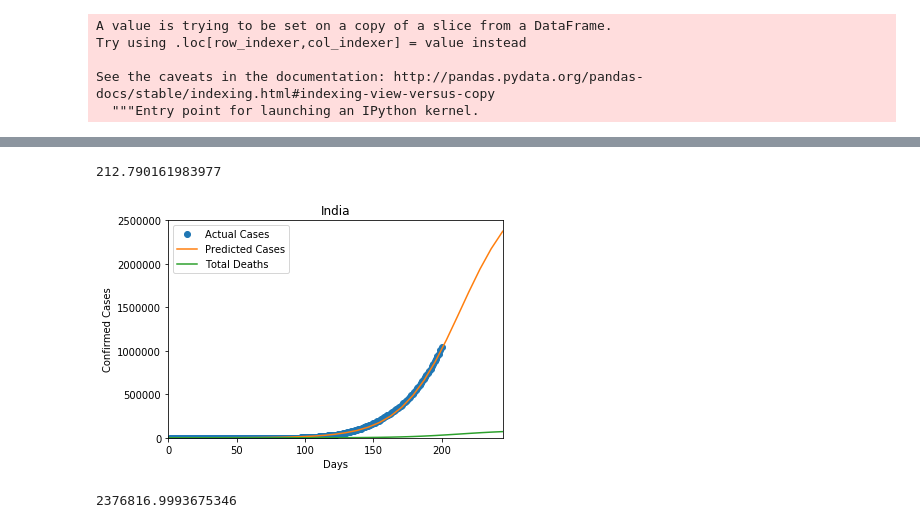
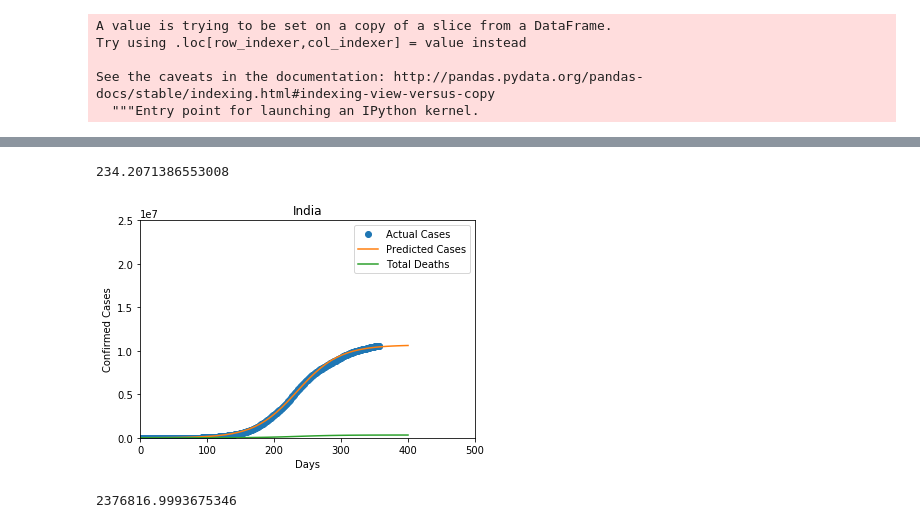
Before and after one commit to Anichan55/India_Covid-19_Forecasting, a Jupyter notebook: India_Covid-19_ForecastingCurve.ipynb, the cells around one changed output, grey strips where cells are left out. Drawn from its saved outputs; the diff is of its cells as text; code cells hidden in the pictures.

```diff
--- a/India_Covid-19_ForecastingCurve.ipynb
+++ b/India_Covid-19_ForecastingCurve.ipynb
@@ -153,26 +148,26 @@ array([ 2.93562551e+05,  1.01328649e+02,  4.64852437e-02, -1.71137853e+03])
 # %%
-popt[1]*2.10
+popt[1]
 # %% [output]
-212.790161983977
+234.2071386553008
 # %%
 x = np.linspace(-1, 400, 50)
-y = sigmoid(x, popt[0]*10, popt[1]*2.11, popt[2],0)
+y = sigmoid(x, popt[0], popt[1], popt[2],0)
 
 x_data=x
 y_data=y*0.03
 # %%
 pylab.plot(xdata, ydata,'o', label='Actual Cases')
 pylab.plot(x,y, label='Predicted Cases')
 pylab.plot(x_data,y_data, label='Total Deaths')
-pylab.ylim(-0.05, 2500000)
-pylab.xlim(-0.05, 245)
+pylab.ylim(-0.05, 25000000)
+pylab.xlim(-0.05, 500)
 pylab.legend(loc='best')
 plt.xlabel('Days')
 plt.ylabel('Confirmed Cases')
 plt.title('India')
 pylab.show()
 # %% [output]
-[figure, old version]
+[figure, new version]
 # %%
 np.interp(245, x,y)
 # %% [output]
```
Also changed, not shown: parts of 10 cells of this notebook.
